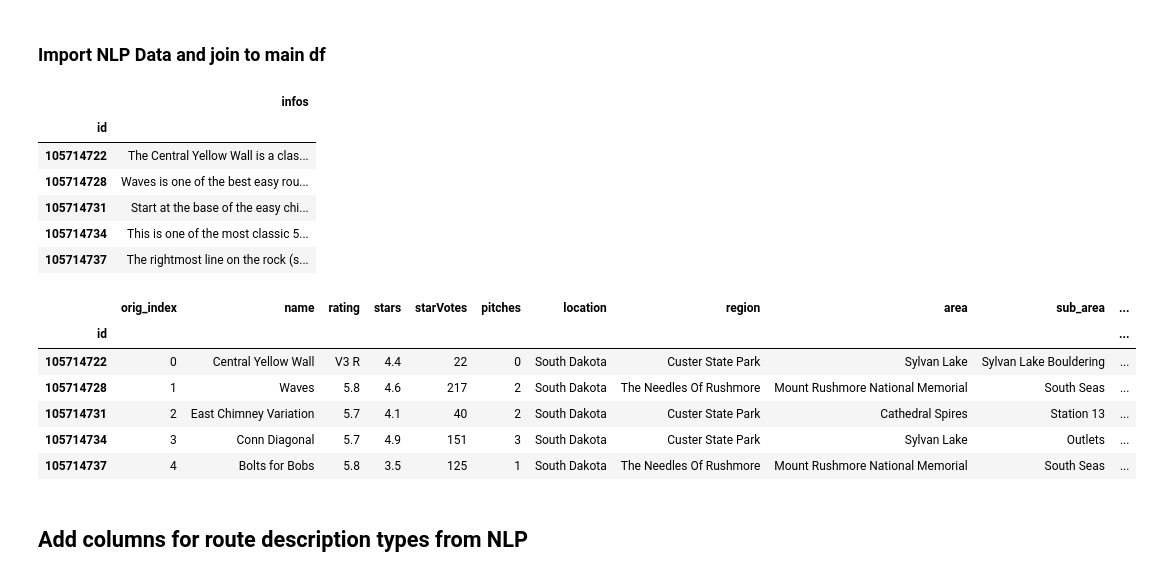
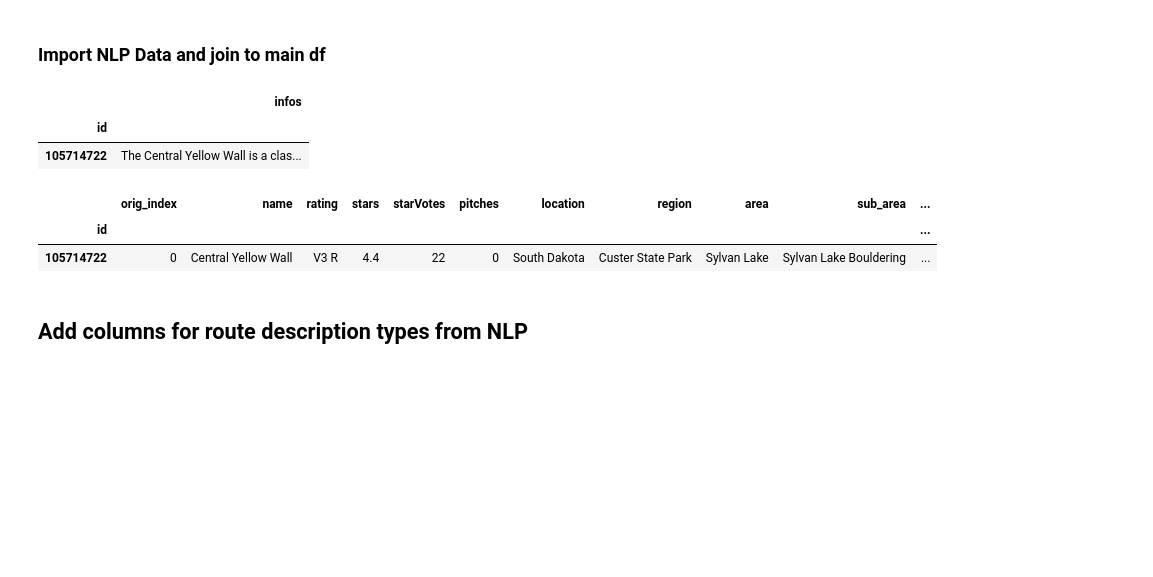
Before and after one commit to gseemann/climb_recommender, a Jupyter notebook: models.ipynb, the cells around one changed output. Cells and saved outputs as stored; diff of their text form; code cells hidden in the pictures; blank space fills up the shorter version.

```diff
--- a/models.ipynb
+++ b/models.ipynb
@@ -324,26 +325,18 @@ df.head()
 df_nlp = pd.read_csv('df_nlp.csv',index_col='id')
 df_nlp.rename(columns={'info':'infos'}, inplace=True)
 df_nlp.at[117568267,'infos'] = ''
-df_nlp.head()
+df_nlp.head(1)
 # %% [output]
 |  | infos |
 | id |  |
 | 105714722 | The Central Yellow Wall is a clas... |
-| 105714728 | Waves is one of the best easy rou... |
-| 105714731 | Start at the base of the easy chi... |
-| 105714734 | This is one of the most classic 5... |
-| 105714737 | The rightmost line on the rock (s... |
 # %%
 df_full = df.join(df_nlp)
-df_full.head()
+df_full.head(1)
 # %% [output]
 |  | orig_index | name | rating | stars | starVotes | pitches | location | region | area | sub_area | ... |
 | id |  |  |  |  |  |  |  |  |  |  | ... |
 | 105714722 | 0 | Central Yellow Wall | V3 R | 4.4 | 22 | 0 | South Dakota | Custer State Park | Sylvan Lake | Sylvan Lake Bouldering | ... |
-| 105714728 | 1 | Waves | 5.8 | 4.6 | 217 | 2 | South Dakota | The Needles Of Rushmore | Mount Rushmore National Memorial | South Seas | ... |
-| 105714731 | 2 | East Chimney Variation | 5.7 | 4.1 | 40 | 2 | South Dakota | Custer State Park | Cathedral Spires | Station 13 | ... |
-| 105714734 | 3 | Conn Diagonal | 5.7 | 4.9 | 151 | 3 | South Dakota | Custer State Park | Sylvan Lake | Outlets | ... |
-| 105714737 | 4 | Bolts for Bobs | 5.8 | 3.5 | 125 | 1 | South Dakota | The Needles Of Rushmore | Mount Rushmore National Memorial | South Seas | ... |
 # %% [markdown]
 ## Add columns for route description types from NLP
 # %%
```
Also changed, not shown: parts of 31 cells of this notebook, 4 other files.
